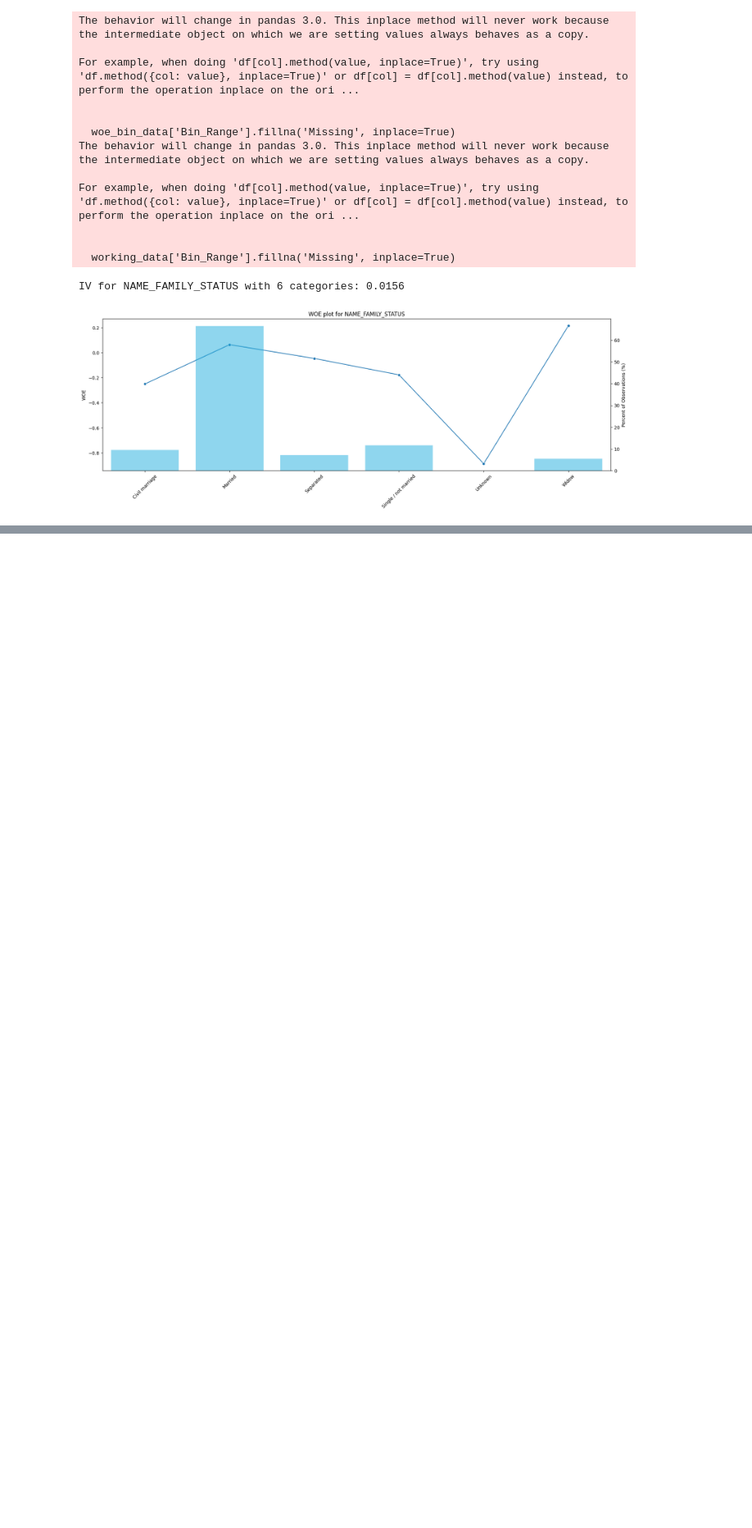
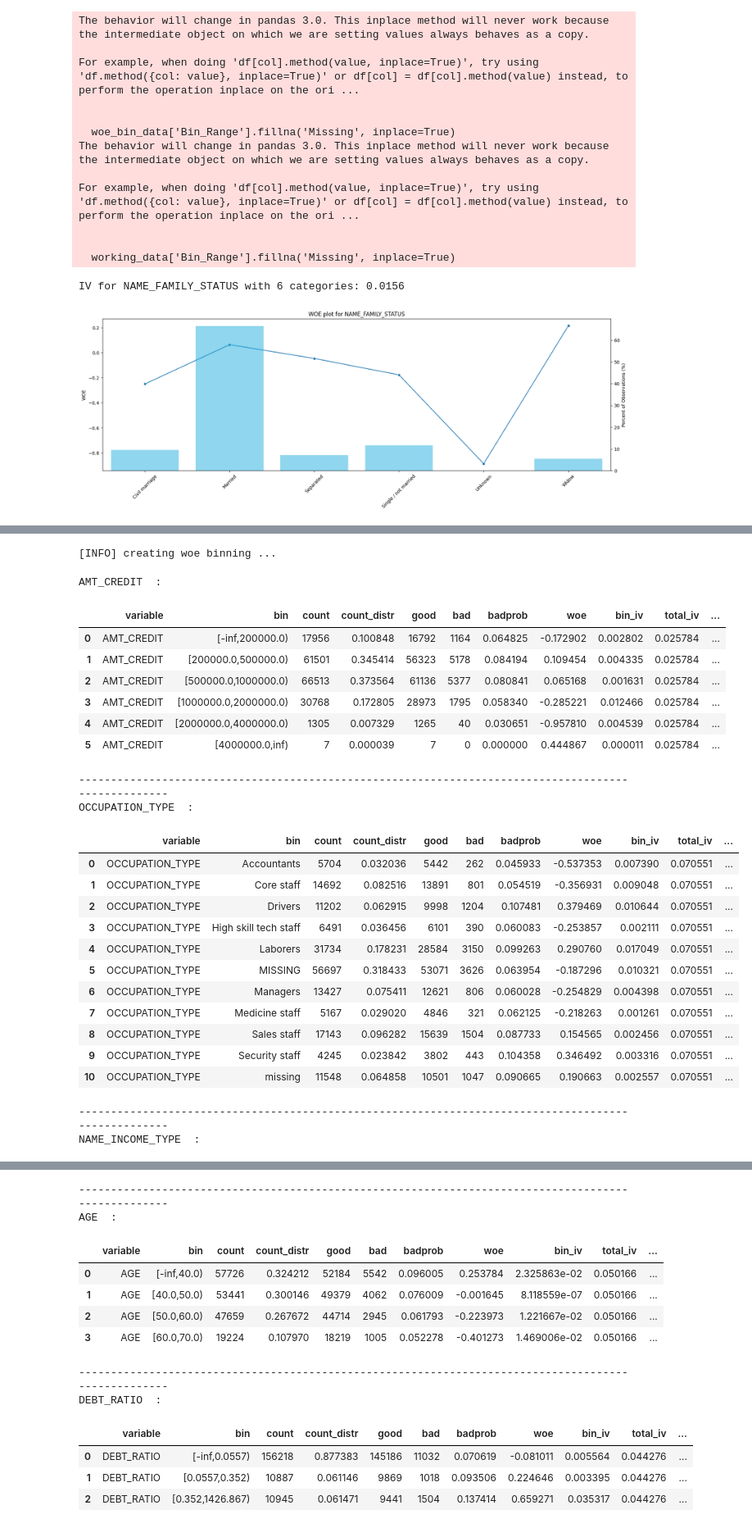
Before and after one commit to JohnErnestTan/Financial-Analytics-for-Elderly-care-Support-Loan-IS453, a Jupyter notebook: new_woe_iv_analysis.ipynb, the cells around one changed output, grey strips where cells are left out. Shown at 82% size. Cells and saved outputs as stored; diff of their text form; code cells hidden in the pictures; blank space fills up the shorter version.

```diff
--- a/new_woe_iv_analysis.ipynb
+++ b/new_woe_iv_analysis.ipynb
@@ -513,0 +525,4 @@ IV for NAME_FAMILY_STATUS with 6 categories: 0.0156
+# %%
+DATA_PATH = Path("merged_applicant_and_bureau_cleaned.csv")
+df = pd.read_csv(DATA_PATH)
+df
@@ -530,0 +583,12 @@ Error:
+# %%
+# Fill numeric columns with 0
+df['DEBT_RATIO'] = df['DEBT_RATIO'].fillna(0)
+df['AMT_ANNUITY'] = df['AMT_ANNUITY'].fillna(0)
+df['CREDIT_ACTIVE_Active'] = df['CREDIT_ACTIVE_Active'].fillna(0)
+df['DAYS_EMPLOYED'] = df['DAYS_EMPLOYED'].fillna(0)
+
+# Fill OCCUPATION_TYPE with 'MISSING'
+df['OCCUPATION_TYPE'] = df['OCCUPATION_TYPE'].fillna('MISSING')
+
+# Verify no missing values remain
+print(df.isnull().sum())
@@ -530,0 +623,4 @@ Error:
+# %%
+train, test = sc.split_df(df, y = 'TARGET', ratio = .7).values()
+print(train.shape)
+print(test.shape)
@@ -530,0 +630,46 @@ Error:
+# %%
+custom_breaks = {
+    'DEBT_RATIO': [-0.001, 0.0557, 0.352, 1426.867],
+    'AMT_ANNUITY': [1615.5, 14823.0, 21888.0, 27909.0, 37102.5, 225000.0],
+    'NAME_INCOME_TYPE': ["Businessman", "Commercial associate", "Pensioner", "State servant", "Student", "Working"],
+    'AMT_CREDIT': [0, 200000, 500000, 1000000, 2000000, 4000000],
+    'AGE': [30, 40, 50, 60, 70],
+    'OCCUPATION_TYPE': ["Accountants", "Core staff", "Drivers", "High skill tech staff", "Laborers", "MISSING", "Managers", "Medicine staff", "OTHER", "Sales staff", "Security staff"],
+    'CREDIT_ACTIVE_Active': [0.001, 1.5, 3.0, 12.0],
+    'DAYS_EMPLOYED': [-17000, -4000, -1500, 0]
+}
+
+# Step 4: Apply `woebin` with custom bins (force custom binning)
+bins = sc.woebin(train, y='TARGET', breaks_list=custom_breaks)
+
+# Step 5: Display the results for verification
+for variable, bin_details in bins.items():
+    print(variable, " : ")
+    display(bin_details)  # Use display() in Jupyter notebooks or print if you're running in a script
+    print("--" * 50)
+# %% [output]
+[INFO] creating woe binning ...
+AMT_CREDIT  :
+|  | variable | bin | count | count_distr | good | bad | badprob | woe | bin_iv | total_iv | ... |
+| 0 | AMT_CREDIT | [-inf,200000.0) | 17956 | 0.100848 | 16792 | 1164 | 0.064825 | -0.172902 | 0.002802 | 0.025784 | ... |
+| 1 | AMT_CREDIT | [200000.0,500000.0) | 61501 | 0.345414 | 56323 | 5178 | 0.084194 | 0.109454 | 0.004335 | 0.025784 | ... |
+| 2 | AMT_CREDIT | [500000.0,1000000.0) | 66513 | 0.373564 | 61136 | 5377 | 0.080841 | 0.065168 | 0.001631 | 0.025784 | ... |
+| 3 | AMT_CREDIT | [1000000.0,2000000.0) | 30768 | 0.172805 | 28973 | 1795 | 0.058340 | -0.285221 | 0.012466 | 0.025784 | ... |
+| 4 | AMT_CREDIT | [2000000.0,4000000.0) | 1305 | 0.007329 | 1265 | 40 | 0.030651 | -0.957810 | 0.004539 | 0.025784 | ... |
+| 5 | AMT_CREDIT | [4000000.0,inf) | 7 | 0.000039 | 7 | 0 | 0.000000 | 0.444867 | 0.000011 | 0.025784 | ... |
+----------------------------------------------------------------------------------------------------
+OCCUPATION_TYPE  :
+|  | variable | bin | count | count_distr | good | bad | badprob | woe | bin_iv | total_iv | ... |
+| 0 | OCCUPATION_TYPE | Accountants | 5704 | 0.032036 | 5442 | 262 | 0.045933 | -0.537353 | 0.007390 | 0.070551 | ... |
+| 1 | OCCUPATION_TYPE | Core staff | 14692 | 0.082516 | 13891 | 801 | 0.054519 | -0.356931 | 0.009048 | 0.070551 | ... |
+| 2 | OCCUPATION_TYPE | Drivers | 11202 | 0.062915 | 9998 | 1204 | 0.107481 | 0.379469 | 0.010644 | 0.070551 | ... |
+| 3 | OCCUPATION_TYPE | High skill tech staff | 6491 | 0.036456 | 6101 | 390 | 0.060083 | -0.253857 | 0.002111 | 0.070551 | ... |
+| 4 | OCCUPATION_TYPE | Laborers | 31734 | 0.178231 | 28584 | 3150 | 0.099263 | 0.290760 | 0.017049 | 0.070551 | ... |
+| 5 | OCCUPATION_TYPE | MISSING | 56697 | 0.318433 | 53071 | 3626 | 0.063954 | -0.187296 | 0.010321 | 0.070551 | ... |
+| 6 | OCCUPATION_TYPE | Managers | 13427 | 0.075411 | 12621 | 806 | 0.060028 | -0.254829 | 0.004398 | 0.070551 | ... |
+| 7 | OCCUPATION_TYPE | Medicine staff | 5167 | 0.029020 | 4846 | 321 | 0.062125 | -0.218263 | 0.001261 | 0.070551 | ... |
+| 8 | OCCUPATION_TYPE | Sales staff | 17143 | 0.096282 | 15639 | 1504 | 0.087733 | 0.154565 | 0.002456 | 0.070551 | ... |
+| 9 | OCCUPATION_TYPE | Security staff | 4245 | 0.023842 | 3802 | 443 | 0.104358 | 0.346492 | 0.003316 | 0.070551 | ... |
+| 10 | OCCUPATION_TYPE | missing | 11548 | 0.064858 | 10501 | 1047 | 0.090665 | 0.190663 | 0.002557 | 0.070551 | ... |
+----------------------------------------------------------------------------------------------------
+NAME_INCOME_TYPE  :
@@ -530,0 +684,13 @@ Error:
+----------------------------------------------------------------------------------------------------
+AGE  :
+|  | variable | bin | count | count_distr | good | bad | badprob | woe | bin_iv | total_iv | ... |
+| 0 | AGE | [-inf,40.0) | 57726 | 0.324212 | 52184 | 5542 | 0.096005 | 0.253784 | 2.325863e-02 | 0.050166 | ... |
+| 1 | AGE | [40.0,50.0) | 53441 | 0.300146 | 49379 | 4062 | 0.076009 | -0.001645 | 8.118559e-07 | 0.050166 | ... |
+| 2 | AGE | [50.0,60.0) | 47659 | 0.267672 | 44714 | 2945 | 0.061793 | -0.223973 | 1.221667e-02 | 0.050166 | ... |
+| 3 | AGE | [60.0,70.0) | 19224 | 0.107970 | 18219 | 1005 | 0.052278 | -0.401273 | 1.469006e-02 | 0.050166 | ... |
+----------------------------------------------------------------------------------------------------
+DEBT_RATIO  :
+|  | variable | bin | count | count_distr | good | bad | badprob | woe | bin_iv | total_iv | ... |
+| 0 | DEBT_RATIO | [-inf,0.0557) | 156218 | 0.877383 | 145186 | 11032 | 0.070619 | -0.081011 | 0.005564 | 0.044276 | ... |
+| 1 | DEBT_RATIO | [0.0557,0.352) | 10887 | 0.061146 | 9869 | 1018 | 0.093506 | 0.224646 | 0.003395 | 0.044276 | ... |
+| 2 | DEBT_RATIO | [0.352,1426.867) | 10945 | 0.061471 | 9441 | 1504 | 0.137414 | 0.659271 | 0.035317 | 0.044276 | ... |
```
Also changed, not shown: parts of 12 cells of this notebook, 1 other file.
